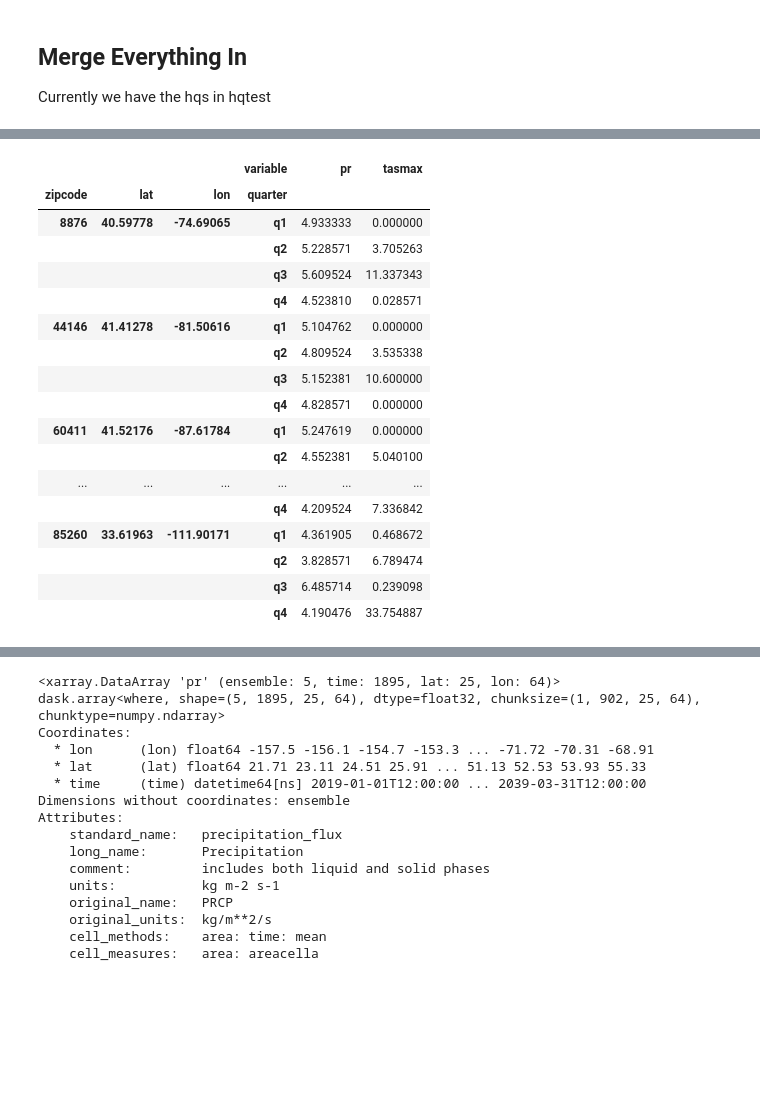
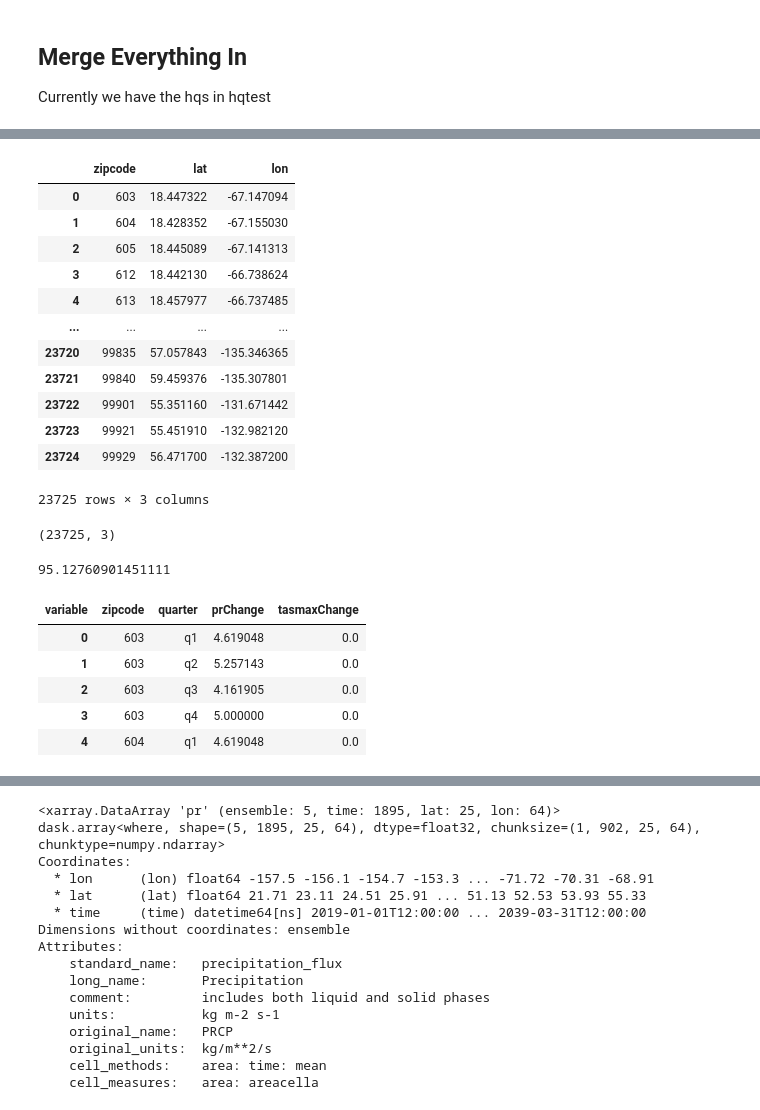
Before and after one commit to brianreed21/extremes, a Jupyter notebook: extremesCleaningCode/cmip6Processing.ipynb, the cells around one changed output, grey strips where cells are left out. Cells and saved outputs as stored; diff of their text form; code cells hidden in the pictures; blank space fills up the shorter version.

```diff
--- a/extremesCleaningCode/cmip6Processing.ipynb
+++ b/extremesCleaningCode/cmip6Processing.ipynb
@@ -460,21 +520,0 @@ preds
-# %%
-preds.pivot(index=['zipcode','lat','lon', 'quarter'], columns='variable', values='extremePred')
-# %% [output]
-|  |  |  | variable | pr | tasmax |
-| zipcode | lat | lon | quarter |  |  |
-| 8876 | 40.59778 | -74.69065 | q1 | 4.933333 | 0.000000 |
-|  |  |  | q2 | 5.228571 | 3.705263 |
-|  |  |  | q3 | 5.609524 | 11.337343 |
-|  |  |  | q4 | 4.523810 | 0.028571 |
-| 44146 | 41.41278 | -81.50616 | q1 | 5.104762 | 0.000000 |
-|  |  |  | q2 | 4.809524 | 3.535338 |
-|  |  |  | q3 | 5.152381 | 10.600000 |
-|  |  |  | q4 | 4.828571 | 0.000000 |
-| 60411 | 41.52176 | -87.61784 | q1 | 5.247619 | 0.000000 |
-|  |  |  | q2 | 4.552381 | 5.040100 |
-| ... | ... | ... | ... | ... | ... |
-|  |  |  | q4 | 4.209524 | 7.336842 |
-| 85260 | 33.61963 | -111.90171 | q1 | 4.361905 | 0.468672 |
-|  |  |  | q2 | 3.828571 | 6.789474 |
-|  |  |  | q3 | 6.485714 | 0.239098 |
-|  |  |  | q4 | 4.190476 | 33.754887 |
@@ -483,0 +540,54 @@ tasmaxAll.mean(dim = ['lat',
+# %%
+locDataByZips
+# %% [output]
+|  | zipcode | lat | lon |
+| 0 | 603 | 18.447322 | -67.147094 |
+| 1 | 604 | 18.428352 | -67.155030 |
+| 2 | 605 | 18.445089 | -67.141313 |
+| 3 | 612 | 18.442130 | -66.738624 |
+| 4 | 613 | 18.457977 | -66.737485 |
+| ... | ... | ... | ... |
+| 23720 | 99835 | 57.057843 | -135.346365 |
+| 23721 | 99840 | 59.459376 | -135.307801 |
+| 23722 | 99901 | 55.351160 | -131.671442 |
+| 23723 | 99921 | 55.451910 | -132.982120 |
+| 23724 | 99929 | 56.471700 | -132.387200 |
+23725 rows × 3 columns
+# %%
+locDataByZips.shape
+# %% [output]
+(23725, 3)
+# %%
+start = time.time()
+
+allQuarters        = locDataByZips.apply(findClosest, axis=1)
+
+
+print(time.time() - start)
+
+locDataByZips[['pr_q1', 'pr_q2', 'pr_q3', 'pr_q4',
+       'tasmax_q1', 'tasmax_q2', 'tasmax_q3', 'tasmax_q4']] = pd.DataFrame(allQuarters.tolist(), index=allQuarters.index)
+
+
+preds = pd.melt(locDataByZips,
+        id_vars = ['zipcode','lat','lon'],
+        value_vars = locDataByZips.columns[3:],
+       value_name = 'extremePred')
+
+
+preds[['variable','quarter']] = preds.variable.str.split('_',expand=True)
+
+newPreds = preds.pivot(index=['zipcode','lat','lon', 'quarter'], columns='variable', values='extremePred').reset_index().\
+    rename(columns = {'pr': 'prChange',
+                     'tasmax': 'tasmaxChange'})
+# %% [output]
+95.12760901451111
+# %%
+newPreds[['zipcode','quarter','prChange','tasmaxChange']].head()
+# %% [output]
+| variable | zipcode | quarter | prChange | tasmaxChange |
+| 0 | 603 | q1 | 4.619048 | 0.0 |
+| 1 | 603 | q2 | 5.257143 | 0.0 |
+| 2 | 603 | q3 | 4.161905 | 0.0 |
+| 3 | 603 | q4 | 5.000000 | 0.0 |
+| 4 | 604 | q1 | 4.619048 | 0.0 |
```
Also changed, not shown: parts of 27 cells of this notebook, 1 other file.
